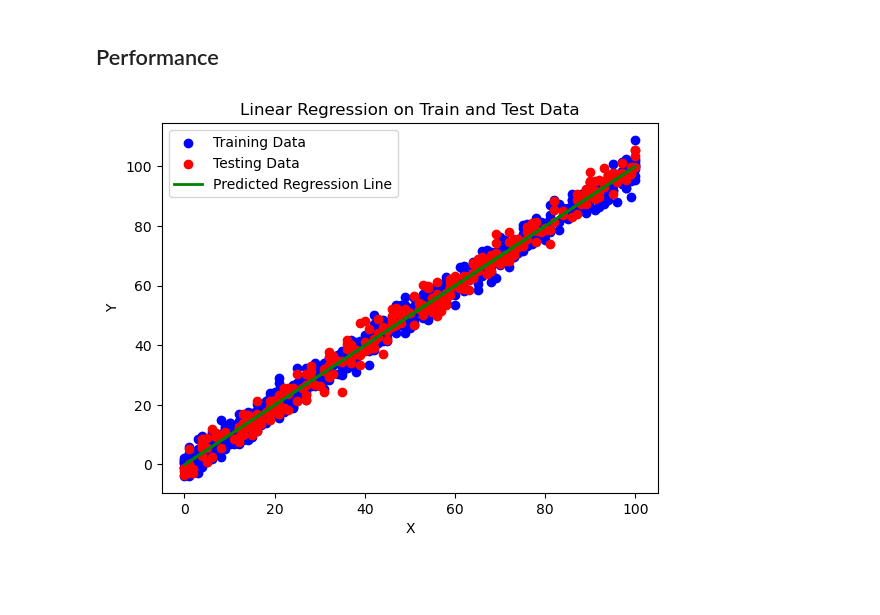
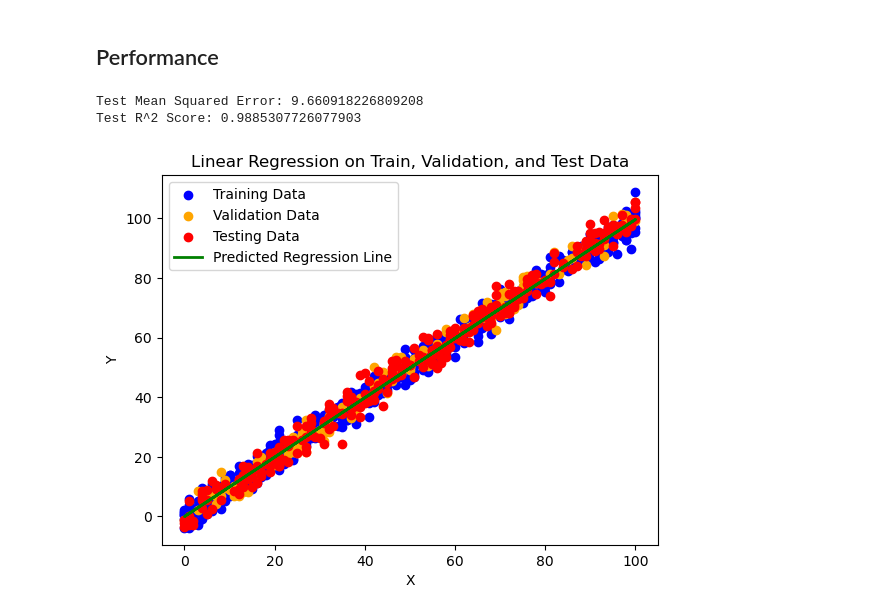
Before and after one commit to leejin-kyu/DGU-MLDL2023, a Jupyter notebook: Midterm Project[이진규2022121187].ipynb, the cells around one changed output. Drawn from its saved outputs; the diff is of its cells as text; code cells hidden in the pictures; blank space fills up the shorter version.

```diff
--- a/Midterm Project[이진규2022121187].ipynb
+++ b/Midterm Project[이진규2022121187].ipynb
@@ -76,13 +131,16 @@ dtype: int64
 ### Model Construction
 # %%
 # 데이터셋을 특성과 타겟으로 분리
-X_train = train_data['x'].values.reshape(-1,1)
-y_train = train_data['y'].values
+X_train_full = train_data['x'].values.reshape(-1,1)
+y_train_full = train_data['y'].values
 X_test = test_data['x'].values.reshape(-1,1)
 y_test = test_data['y'].values
 # %% [markdown]
 ### Train Model & Select Model
 # %%
+# 훈련 데이터셋을 훈련용과 검증용으로 분할
+X_train, X_val, y_train, y_val = train_test_split(X_train_full, y_train_full, test_size=0.2, random_state=1)
+
 # 선형 회귀 모델 생성 및 학습
 model = LinearRegression()
 model.fit(X_train, y_train)
@@ -93,22 +162,28 @@ LinearRegression()
 # %% [markdown]
 ## Performance
 # %%
-# 테스트 데이터에 대한 예측
-y_pred = model.predict(X_test)
-# 성능 평가
-mse = mean_squared_error(y_test, y_pred)
-r2 = r2_score(y_test, y_pred)
+# 테스트 데이터에 대한 예측 및 성능 평가
+y_test_pred = model.predict(X_test)
+mse_test = mean_squared_error(y_test, y_test_pred)
+r2_test = r2_score(y_test, y_test_pred)
+
+print(f'\nTest Mean Squared Error: {mse_test}')
+print(f'Test R^2 Score: {r2_test}')
+# %% [output]
+Test Mean Squared Error: 9.660918226809208
+Test R^2 Score: 0.9885307726077903
 # %%
-# 학습 데이터 시각화
+# 학습 데이터 및 검증 데이터 시각화
 plt.scatter(X_train, y_train, color='blue', label='Training Data')
+plt.scatter(X_val, y_val, color='orange', label='Validation Data')
 # 테스트 데이터와 예측 결과 시각화
 plt.scatter(X_test, y_test, color='red', label='Testing Data')
-plt.plot(X_test, y_pred, color='green', linewidth=2, label='Predicted Regression Line')
+plt.plot(X_test, y_test_pred, color='green', linewidth=2, label='Predicted Regression Line')
 
-plt.title('Linear Regression on Train and Test Data')
+plt.title('Linear Regression on Train, Validation, and Test Data')
 plt.xlabel('X')
 plt.ylabel('Y')
 plt.legend()
 plt.show()
 # %% [output]
-[figure, old version]
+[figure, new version]
```
Also changed, not shown: parts of 4 cells of this notebook.
